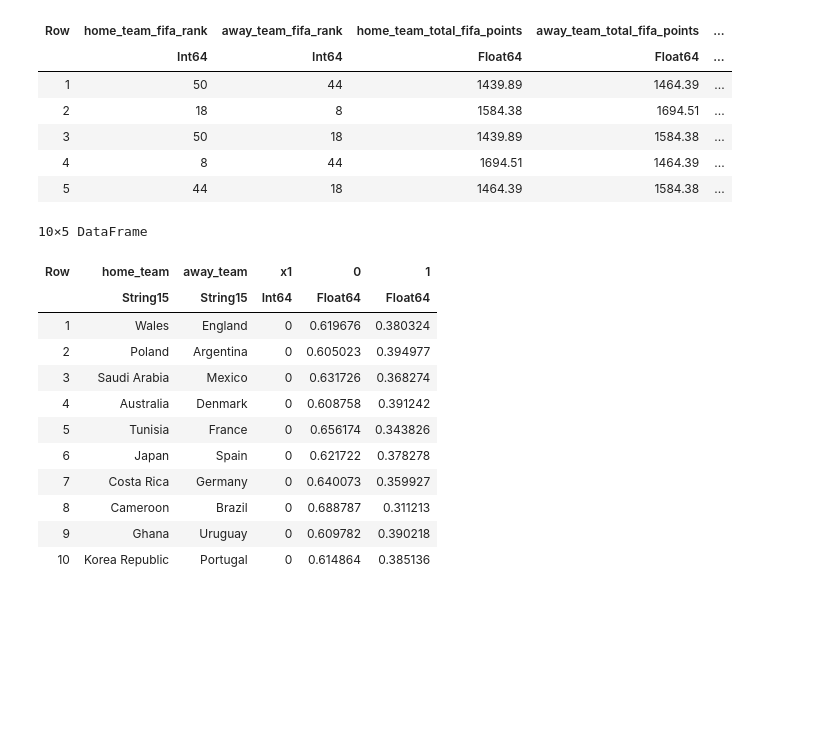
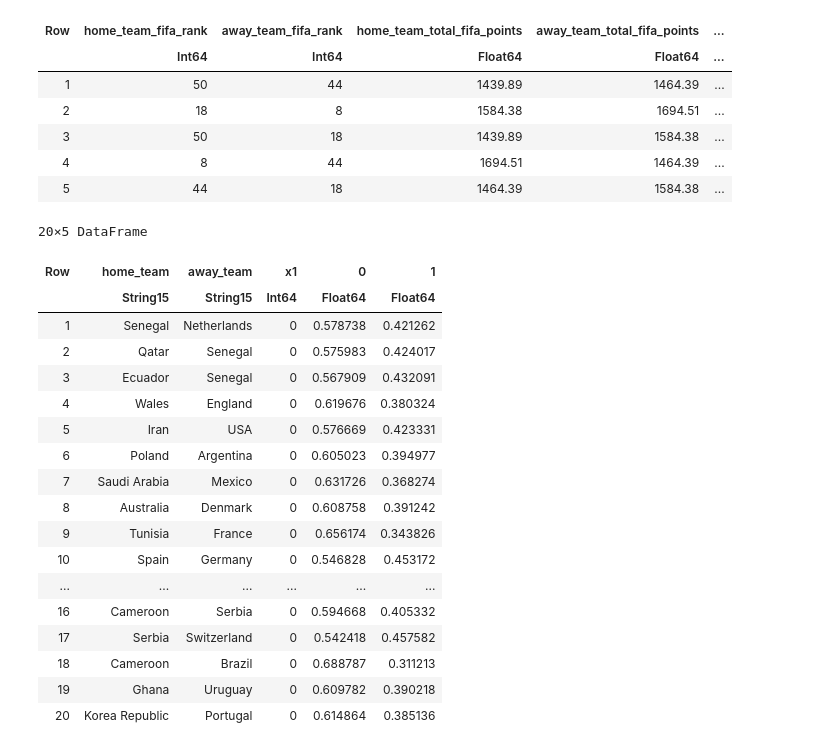
Before and after one commit to shannan-liu1/15095-project, a Jupyter notebook: OCT-modelling-shannan.ipynb, the cells around one changed output. Drawn from its saved outputs; the diff is of its cells as text; code cells hidden in the pictures; blank space fills up the shorter version.

Commit message:
homeaway results

```diff
--- a/OCT-modelling-shannan.ipynb
+++ b/OCT-modelling-shannan.ipynb
@@ -142,20 +142,26 @@ original_group_df = hcat(original_group_df, prob_predictions);
 # %%
 # group df select home team, away team, prediction
 home_away_results = original_group_df[:,[2,3,end-2,end-1,end]]
 
 # confidently predicted losses
-home_away_results[home_away_results[:,4] .>= .6,:]
+home_away_results[home_away_results[:,4] .>= .54,:]
 # %% [output]
-10×5 DataFrame
+20×5 DataFrame
 | Row | home_team | away_team | x1 | 0 | 1 |
 |  | String15 | String15 | Int64 | Float64 | Float64 |
-| 1 | Wales | England | 0 | 0.619676 | 0.380324 |
-| 2 | Poland | Argentina | 0 | 0.605023 | 0.394977 |
-| 3 | Saudi Arabia | Mexico | 0 | 0.631726 | 0.368274 |
-| 4 | Australia | Denmark | 0 | 0.608758 | 0.391242 |
-| 5 | Tunisia | France | 0 | 0.656174 | 0.343826 |
-| 6 | Japan | Spain | 0 | 0.621722 | 0.378278 |
-| 7 | Costa Rica | Germany | 0 | 0.640073 | 0.359927 |
-| 8 | Cameroon | Brazil | 0 | 0.688787 | 0.311213 |
-| 9 | Ghana | Uruguay | 0 | 0.609782 | 0.390218 |
-| 10 | Korea Republic | Portugal | 0 | 0.614864 | 0.385136 |
+| 1 | Senegal | Netherlands | 0 | 0.578738 | 0.421262 |
+| 2 | Qatar | Senegal | 0 | 0.575983 | 0.424017 |
+| 3 | Ecuador | Senegal | 0 | 0.567909 | 0.432091 |
+| 4 | Wales | England | 0 | 0.619676 | 0.380324 |
+| 5 | Iran | USA | 0 | 0.576669 | 0.423331 |
+| 6 | Poland | Argentina | 0 | 0.605023 | 0.394977 |
+| 7 | Saudi Arabia | Mexico | 0 | 0.631726 | 0.368274 |
+| 8 | Australia | Denmark | 0 | 0.608758 | 0.391242 |
+| 9 | Tunisia | France | 0 | 0.656174 | 0.343826 |
+| 10 | Spain | Germany | 0 | 0.546828 | 0.453172 |
+| ... | ... | ... | ... | ... | ... |
+| 16 | Cameroon | Serbia | 0 | 0.594668 | 0.405332 |
+| 17 | Serbia | Switzerland | 0 | 0.542418 | 0.457582 |
+| 18 | Cameroon | Brazil | 0 | 0.688787 | 0.311213 |
+| 19 | Ghana | Uruguay | 0 | 0.609782 | 0.390218 |
+| 20 | Korea Republic | Portugal | 0 | 0.614864 | 0.385136 |
```
Also changed, not shown: parts of 4 cells of this notebook, 1 other file.
